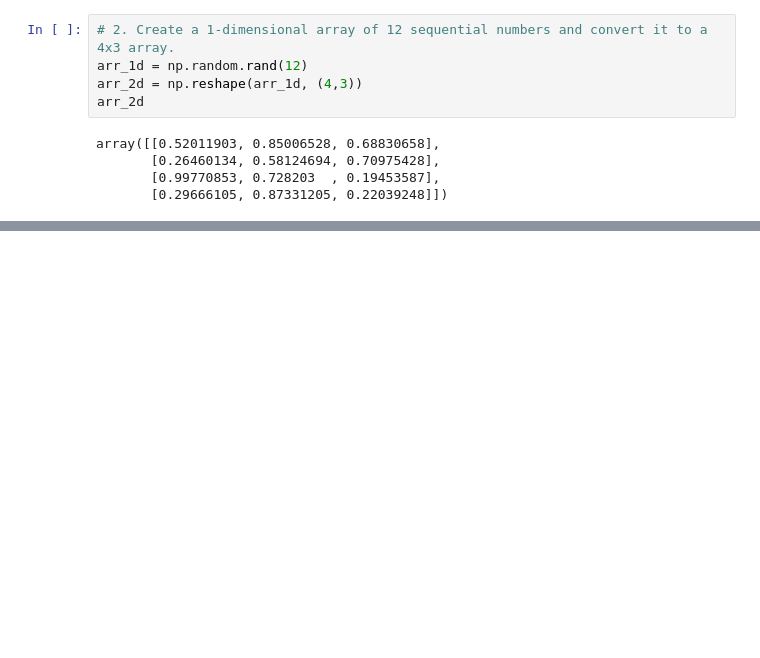
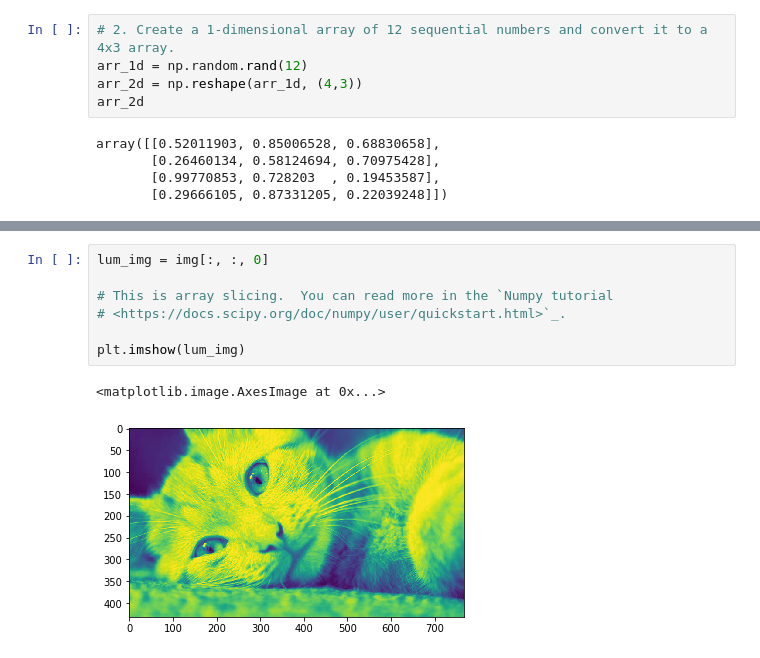
Before and after one commit to AmberFu/42_Rush_Numpy, a Jupyter notebook: RUSH_Numpy.ipynb, the cells around one changed output, grey strips where cells are left out. Cells and saved outputs as stored; diff of their text form; blank space fills up the shorter version.

```diff
--- a/RUSH_Numpy.ipynb
+++ b/RUSH_Numpy.ipynb
@@ -49,0 +153,10 @@ SyntaxError: ignored
+# %%
+lum_img = img[:, :, 0]
+
+# This is array slicing.  You can read more in the `Numpy tutorial
+# <https://docs.scipy.org/doc/numpy/user/quickstart.html>`_.
+
+plt.imshow(lum_img)
+# %% [output]
+<matplotlib.image.AxesImage at 0x...>
+[figure, added]
```
Also changed, not shown: parts of 9 cells of this notebook.
